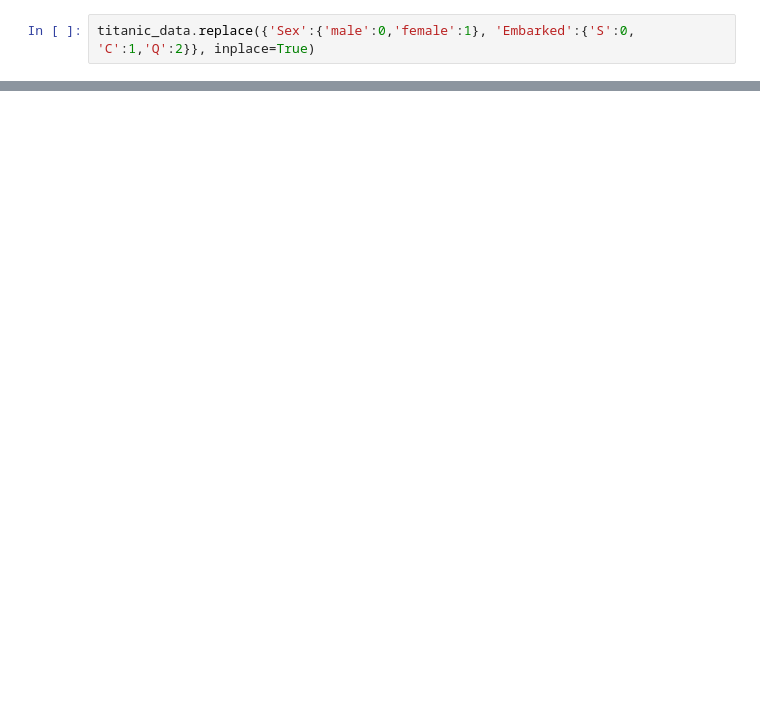
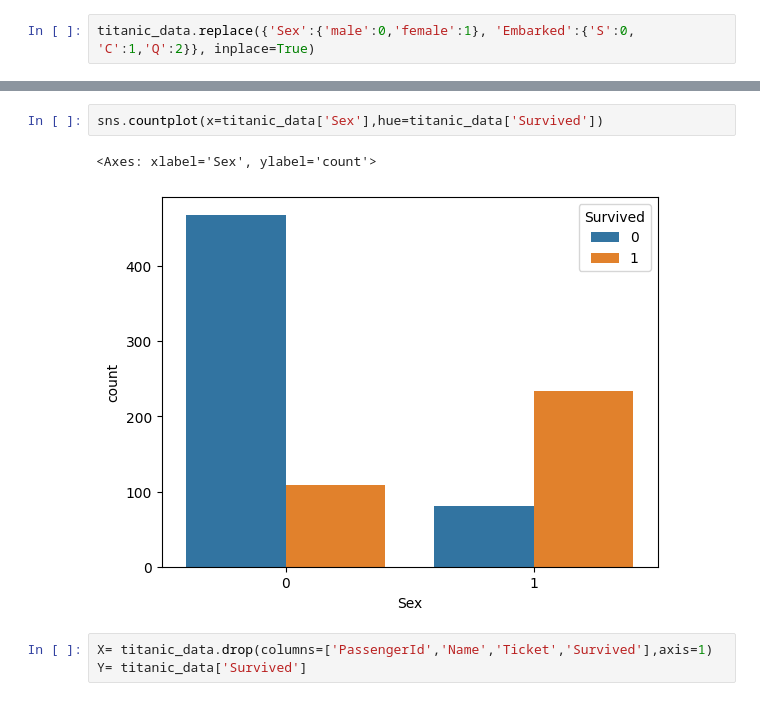
Before and after one commit to udaraKavishka/titanic-survival-prediction, a Jupyter notebook: Titanic_Survival_Prediction.ipynb, the cells around one changed output, grey strips where cells are left out. Drawn from its saved outputs; the diff is of its cells as text; blank space fills up the shorter version.

```diff
--- a/Titanic_Survival_Prediction.ipynb
+++ b/Titanic_Survival_Prediction.ipynb
@@ -230,0 +229,8 @@ plt.gca().spines[['top', 'right',]].set_visible(False)
+# %%
+sns.countplot(x=titanic_data['Sex'],hue=titanic_data['Survived'])
+# %% [output]
+<Axes: xlabel='Sex', ylabel='count'>
+[figure, added]
+# %%
+X= titanic_data.drop(columns=['PassengerId','Name','Ticket','Survived'],axis=1)
+Y= titanic_data['Survived']
```
Also changed, not shown: parts of 27 cells of this notebook.
